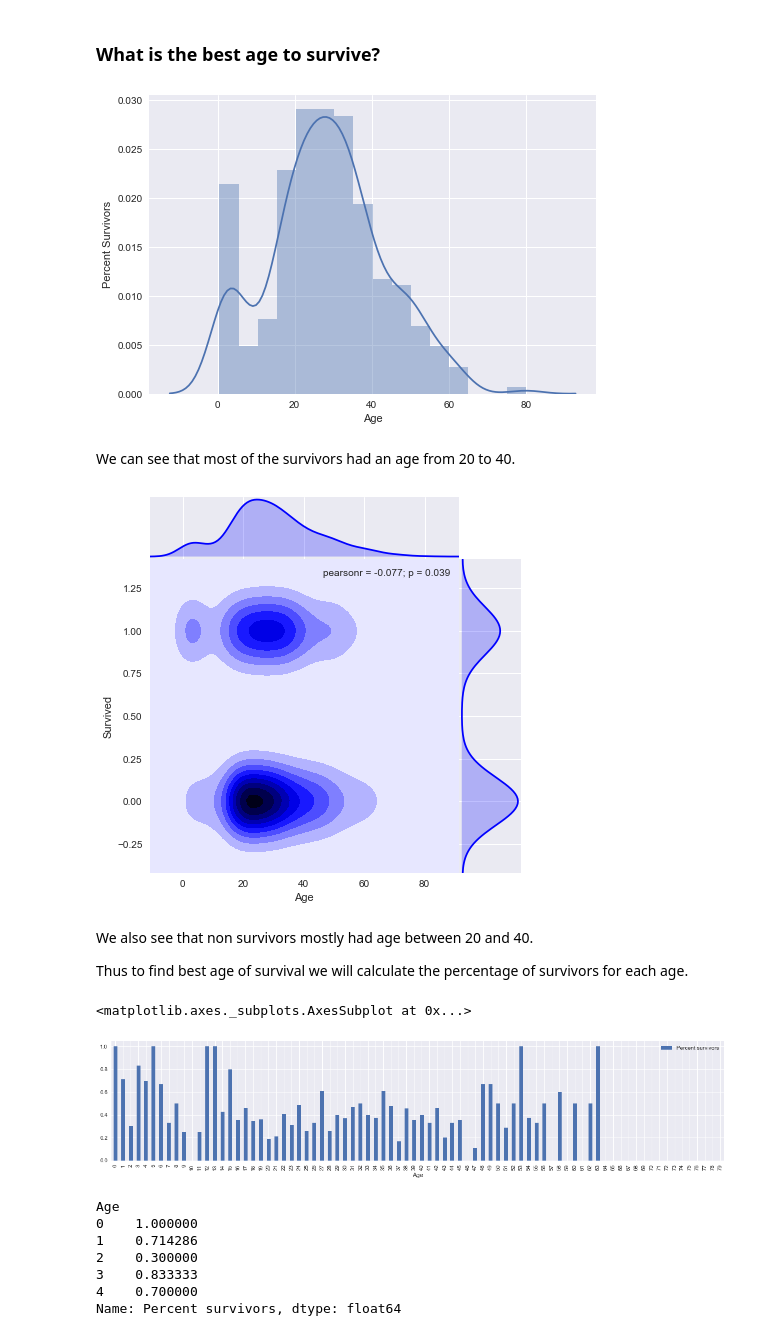
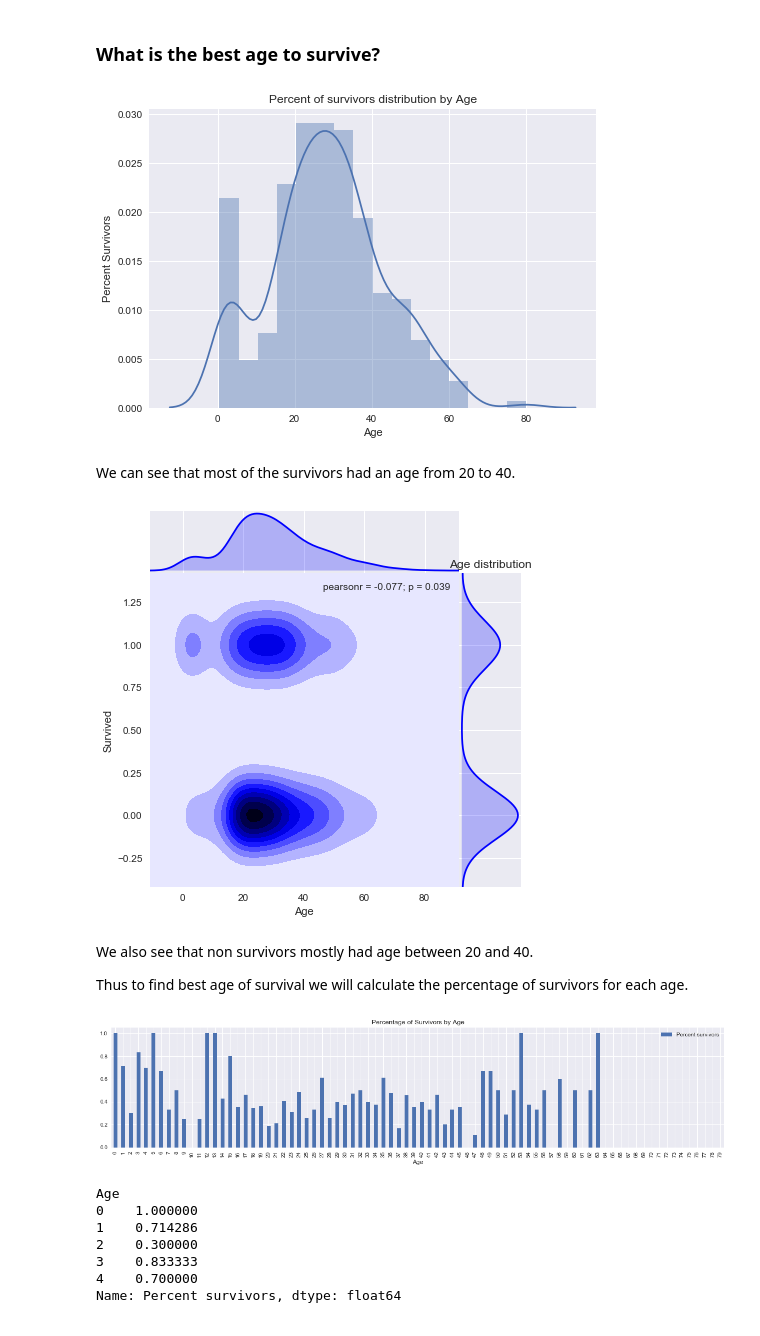
Before and after one commit to dtflaneur/nd-da, a Jupyter notebook: project-3/Titanic Data Investigation.ipynb, the cells around one changed output. Drawn from its saved outputs; the diff is of its cells as text; code cells hidden in the pictures.

```diff
--- a/project-3/Titanic Data Investigation.ipynb
+++ b/project-3/Titanic Data Investigation.ipynb
@@ -250,17 +249,19 @@ But Female adults had a higher mean of survival than the female child
 survivors_ages = titanic_df[titanic_df["Survived"] == 1]["Age"]
 ax = sns.distplot(survivors_ages)
 ax.set(xlabel='Age', ylabel='Percent Survivors')
+sns.plt.title('Percent of survivors distribution by Age')
 sns.plt.show()
 # %% [output]
-[figure, old version]
+[figure, new version]
 # %% [markdown]
 We can see that most of the survivors had an age from 20 to 40.
 # %%
 # Compare the ages of survived & not survived passengers
 sns.jointplot("Age", "Survived", data=titanic_df, kind="kde", space=0, color="b")
+plt.title('Age distribution')
 sns.plt.show()
 # %% [output]
-[figure, old version]
+[figure, new version]
 # %% [markdown]
 We also see that non survivors mostly had age between 20 and 40.
 
@@ -268,20 +269,20 @@ Thus to find best age of survival we will calculate the percentage of survivors
 # %%
 max_age = int(titanic_df["Age"].max())
 age_dist = pd.DataFrame(index=xrange(max_age),columns=["Survived", "NotSurvived"])
 age_dist = age_dist.fillna(0)
 for age in age_dist.index:
     age_survive = titanic_df[titanic_df["Age"].astype(int) == age]["Survived"]
     age_dist.loc[age, "NotSurvived"] = sum(age_survive == 0)
     age_dist.loc[age, "Survived"] = sum(age_survive == 1)
 
 survived_props = age_dist.Survived / age_dist.sum(axis="columns")
 survived_props = survived_props.fillna(0)
 survived_props.index.name = "Age"
 survived_props.name = "Percent survivors"
-survived_props.plot(kind="bar", figsize=(20,4),legend=True)
+survived_props.plot(kind="bar", figsize=(20,4),legend=True, title='Percentage of Survivors by Age')
+sns.plt.show()
 # %% [output]
-<matplotlib.axes._subplots.AxesSubplot at 0x...>
-[figure, old version]
+[figure, new version]
 # %%
 survived_props.head()
 # %% [output]
```
Also changed, not shown: parts of 16 cells of this notebook, 1 other file.
